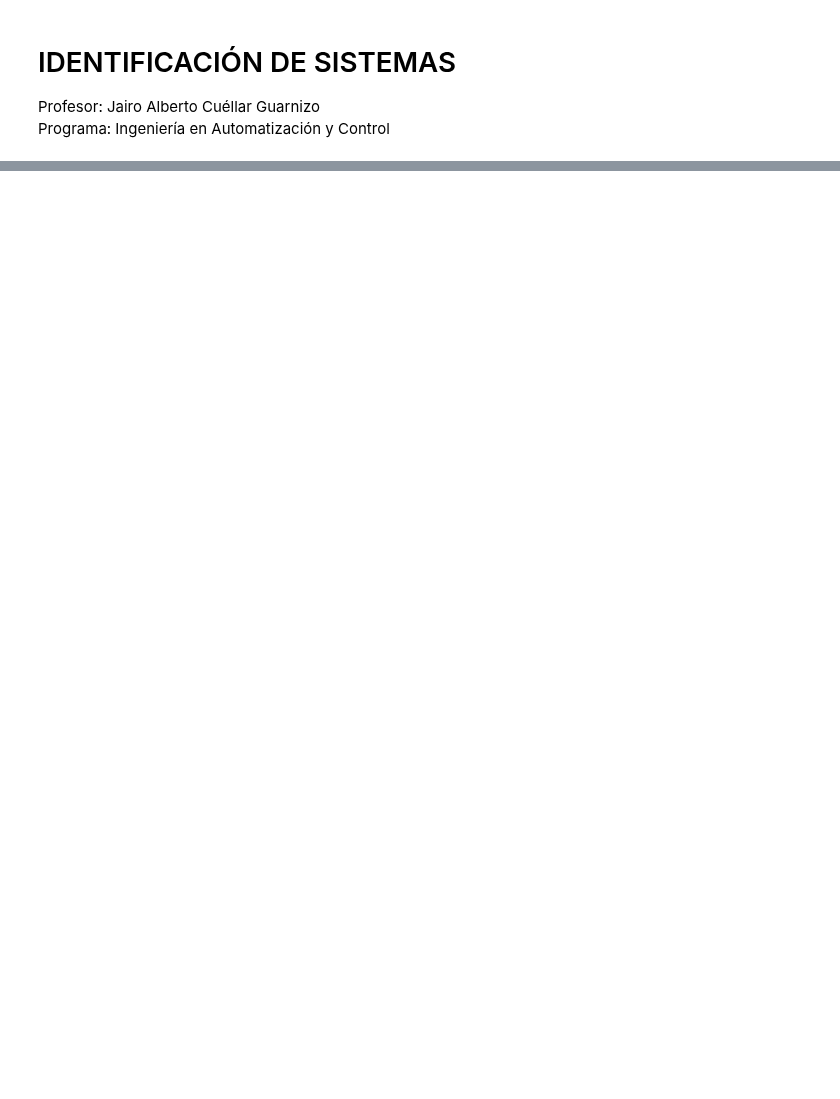
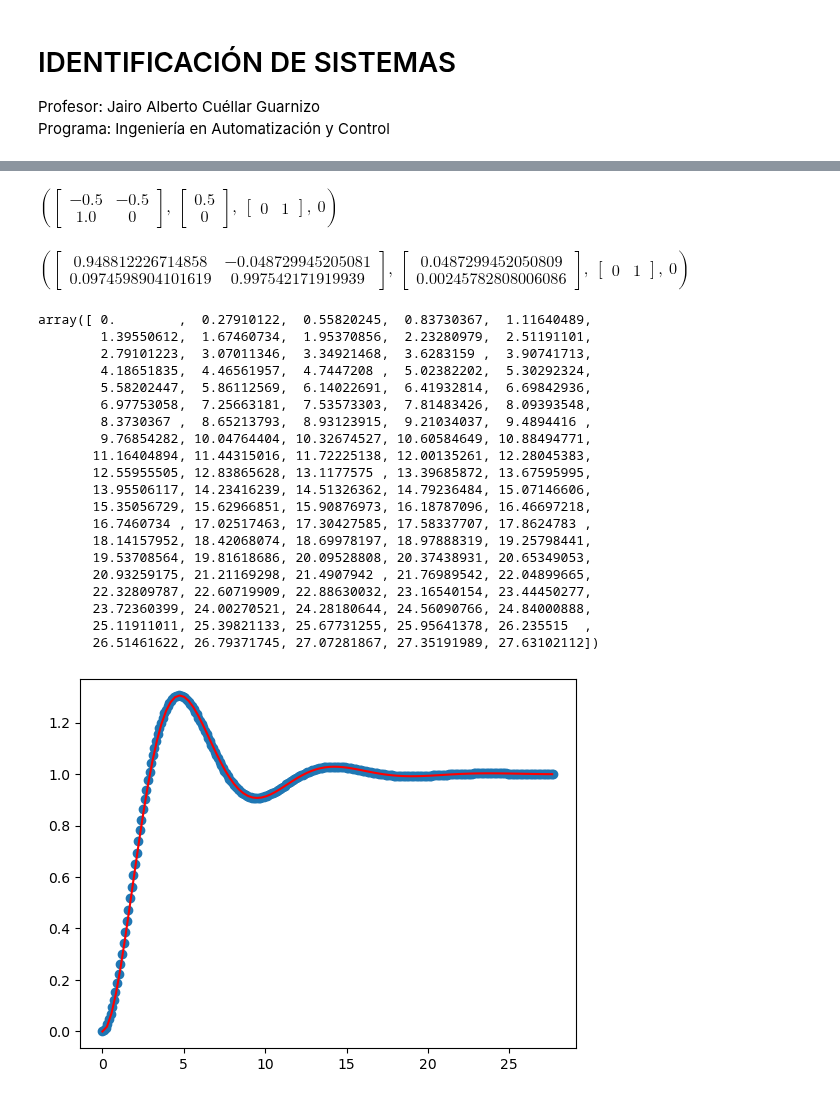
Before and after one commit to jairocuellar/System_identification, a Jupyter notebook: class_07_01.ipynb, the cells around one changed output, grey strips where cells are left out. Saved outputs shown, nothing was run; the diff lists cells and outputs as text; code cells hidden in the pictures; blank space fills up the shorter version.

```diff
--- a/class_07_01.ipynb
+++ b/class_07_01.ipynb
@@ -109,0 +131,9 @@ $$\theta = [a_1, a_2,...,a_{n_a}, b_1, b_2,...,b_{n_b}]^T$$
+# %%
+dt = 0.1            # Tiempo de muestreo
+A = Matrix([-3])
+B = Matrix([5])
+u = 1
+
+Adis = (dt*A).exp();
+Bdis = A.inv()*(Adis-np.eye(len(B)))*B
+Adis, Bdis
@@ -109,0 +170,55 @@ $$\theta = [a_1, a_2,...,a_{n_a}, b_1, b_2,...,b_{n_b}]^T$$
+# %%
+###   Definir un espacio de estados en el tiempo:
+###   Circuito RLC - Serie
+
+R = 1;
+L = 2;
+Co = 1;
+
+A = Matrix([[-R/L,-1/L],[1/Co,0]])
+B = Matrix([[1/L],[0]])
+C = Matrix([[0,1]])
+D = 0
+
+A, B, C, D
+# %% [output]
+$\displaystyle \left( \left[\begin{matrix}-0.5 & -0.5\\1.0 & 0\end{matrix}\right], \  \left[\begin{matrix}0.5\\0\end{matrix}\right], \  \left[\begin{matrix}0 & 1\end{matrix}\right], \  0\right)$
+# %%
+## VERIFICAR LAS ECUACIONES PARA A Y B EN TD
+Adis = (dt*A).exp()
+Bdis = A.inv()*(Adis-np.eye(len(B)))*B
+
+Adis, Bdis, C, D
+# %% [output]
+$\displaystyle \left( \left[\begin{matrix}0.948812226714858 & -0.048729945205081\\0.0974598904101619 & 0.997542171919939\end{matrix}\right], \  \left[\begin{matrix}0.0487299452050809\\0.00245782808006086\end{matrix}\right], \  \left[\begin{matrix}0 & 1\end{matrix}\right], \  0\right)$
+# %%
+### Método c2d continuo a discreto
+Gs = control.ss(A,B,C,D)
+Gd2 = control.c2d(Gs,dt,'foh')
+
+t1,y1 = control.step_response(Gs)
+plt.plot(t1,y1,color = 'red')
+t2,y2 = control.step_response(Gd2)
+plt.scatter(t2,y2)
+# %% [output]
+array([ 0.        ,  0.27910122,  0.55820245,  0.83730367,  1.11640489,
+        1.39550612,  1.67460734,  1.95370856,  2.23280979,  2.51191101,
+        2.79101223,  3.07011346,  3.34921468,  3.6283159 ,  3.90741713,
+        4.18651835,  4.46561957,  4.7447208 ,  5.02382202,  5.30292324,
+        5.58202447,  5.86112569,  6.14022691,  6.41932814,  6.69842936,
+        6.97753058,  7.25663181,  7.53573303,  7.81483426,  8.09393548,
+        8.3730367 ,  8.65213793,  8.93123915,  9.21034037,  9.4894416 ,
+        9.76854282, 10.04764404, 10.32674527, 10.60584649, 10.88494771,
+       11.16404894, 11.44315016, 11.72225138, 12.00135261, 12.28045383,
+       12.55955505, 12.83865628, 13.1177575 , 13.39685872, 13.67595995,
+       13.95506117, 14.23416239, 14.51326362, 14.79236484, 15.07146606,
+       15.35056729, 15.62966851, 15.90876973, 16.18787096, 16.46697218,
+       16.7460734 , 17.02517463, 17.30427585, 17.58337707, 17.8624783 ,
+       18.14157952, 18.42068074, 18.69978197, 18.97888319, 19.25798441,
+       19.53708564, 19.81618686, 20.09528808, 20.37438931, 20.65349053,
+       20.93259175, 21.21169298, 21.4907942 , 21.76989542, 22.04899665,
+       22.32809787, 22.60719909, 22.88630032, 23.16540154, 23.44450277,
+       23.72360399, 24.00270521, 24.28180644, 24.56090766, 24.84000888,
+       25.11911011, 25.39821133, 25.67731255, 25.95641378, 26.235515  ,
+       26.51461622, 26.79371745, 27.07281867, 27.35191989, 27.63102112])
+[figure, added]
```
Also changed, not shown: parts of 16 cells of this notebook, 5 other files.
